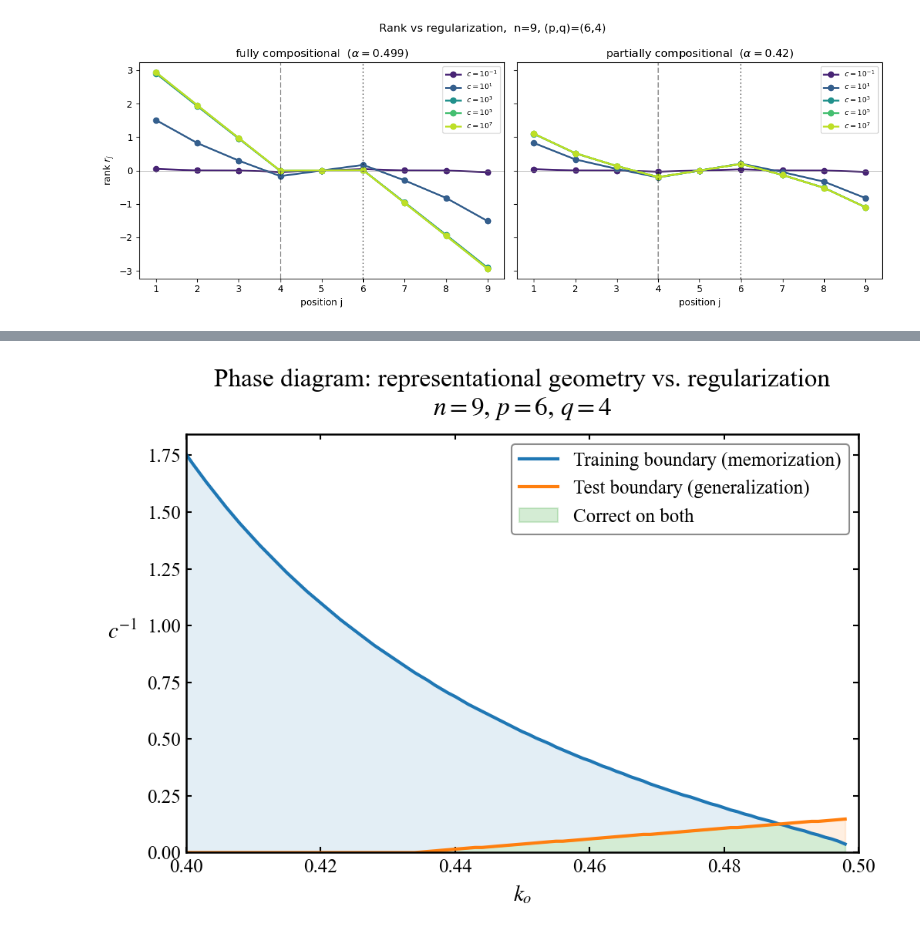
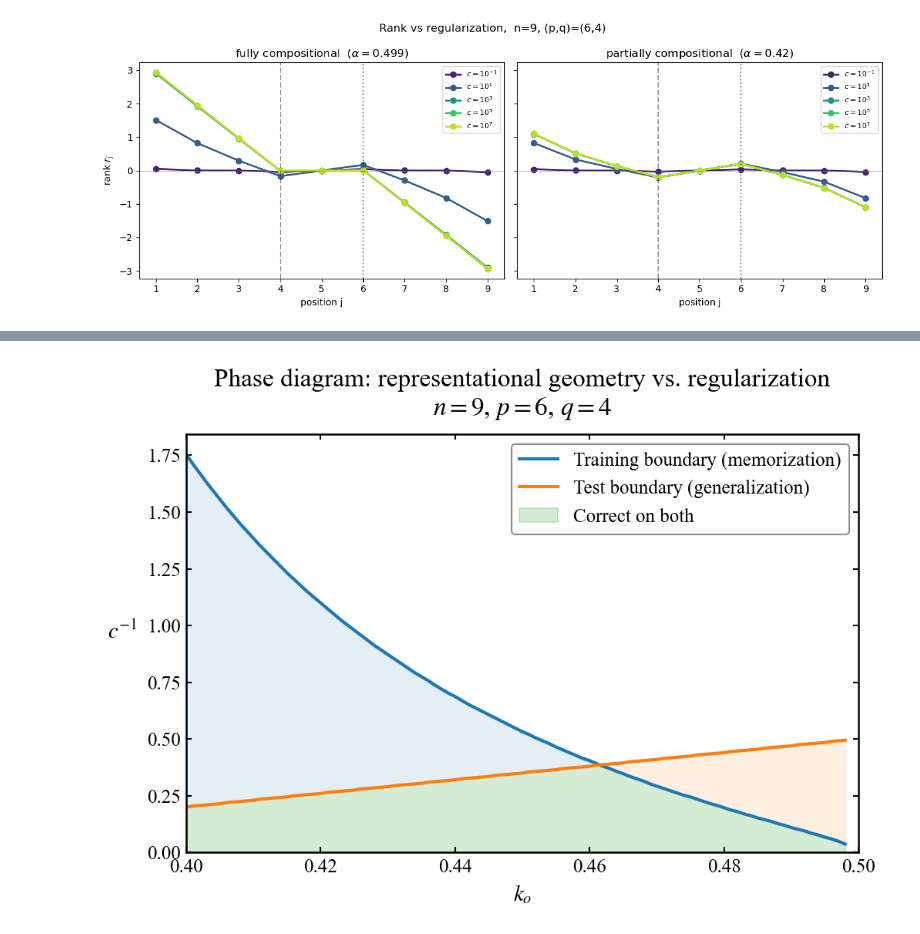
Before and after one commit to lukelc23/NeurIPS_2026, a Jupyter notebook: Figures/Figure 4/figure_4_presentation.ipynb, the cells around one changed output, grey strips where cells are left out. Cells and saved outputs as stored; diff of their text form; code cells hidden in the pictures.

```diff
--- a/Figures/Figure 4/figure_4_presentation.ipynb
+++ b/Figures/Figure 4/figure_4_presentation.ipynb
@@ -236,7 +341,7 @@ k_o_vals   = np.arange(0.40, 0.499, 0.001)
 c_var_vals = np.arange(1e-4, 4, 0.0025)
 c_vals     = 1.0 / (c_var_vals * delta_s)
 
-test_critical_pair  = [q - 1, p]      # (q-1, p): test generalization margin
+test_critical_pair  = [q - 1, p+1]      # (q-1, p): test generalization margin
 train_critical_pair = [q, q + 1]      # (q, q+1): training margin
 
 # ------------------------- sweep -------------------------
@@ -292,31 +397,31 @@ overlap = np.minimum(train, test)
 
 fig, ax = plt.subplots(figsize=(7, 5), dpi=150)
 
 ax.plot(k_o_vals, train, linewidth=2, color='#1f77b4',
         label='Training boundary (memorization)')
 ax.plot(k_o_vals, test,  linewidth=2, color='#ff7f0e',
         label='Test boundary (generalization)')
 
 ax.fill_between(k_o_vals, overlap, train, alpha=0.12, color='#1f77b4')
 ax.fill_between(k_o_vals, overlap, test,  alpha=0.12, color='#ff7f0e')
 ax.fill_between(k_o_vals, 0, overlap, alpha=0.20, color='#2ca02c',
                 label='Correct on both')
 
 ax.set_xlabel(r'$k_o$', fontsize=14)
 ax.set_ylabel(r'$c^{-1}$', fontsize=14, rotation=0, labelpad=15)
 ax.set_title(
     f'Phase diagram: representational geometry vs. regularization\n'
     f'$n={n}$, $p={p}$, $q={q}$',
     fontsize=16, pad=12
 )
 ax.legend(fontsize=12, framealpha=0.9, edgecolor='gray', loc='upper right')
 
 ax.set_xlim(0.40, 0.50)
 ax.set_ylim(bottom=0)
 ax.grid(False)
 
 fig.tight_layout()
 plt.show()
 fig.savefig("figure_4e.pdf", bbox_inches="tight")
 # %% [output]
-[figure, old version]
+[figure, new version]
```
Also changed, not shown: parts of 1 cell of this notebook, 4 other files.
